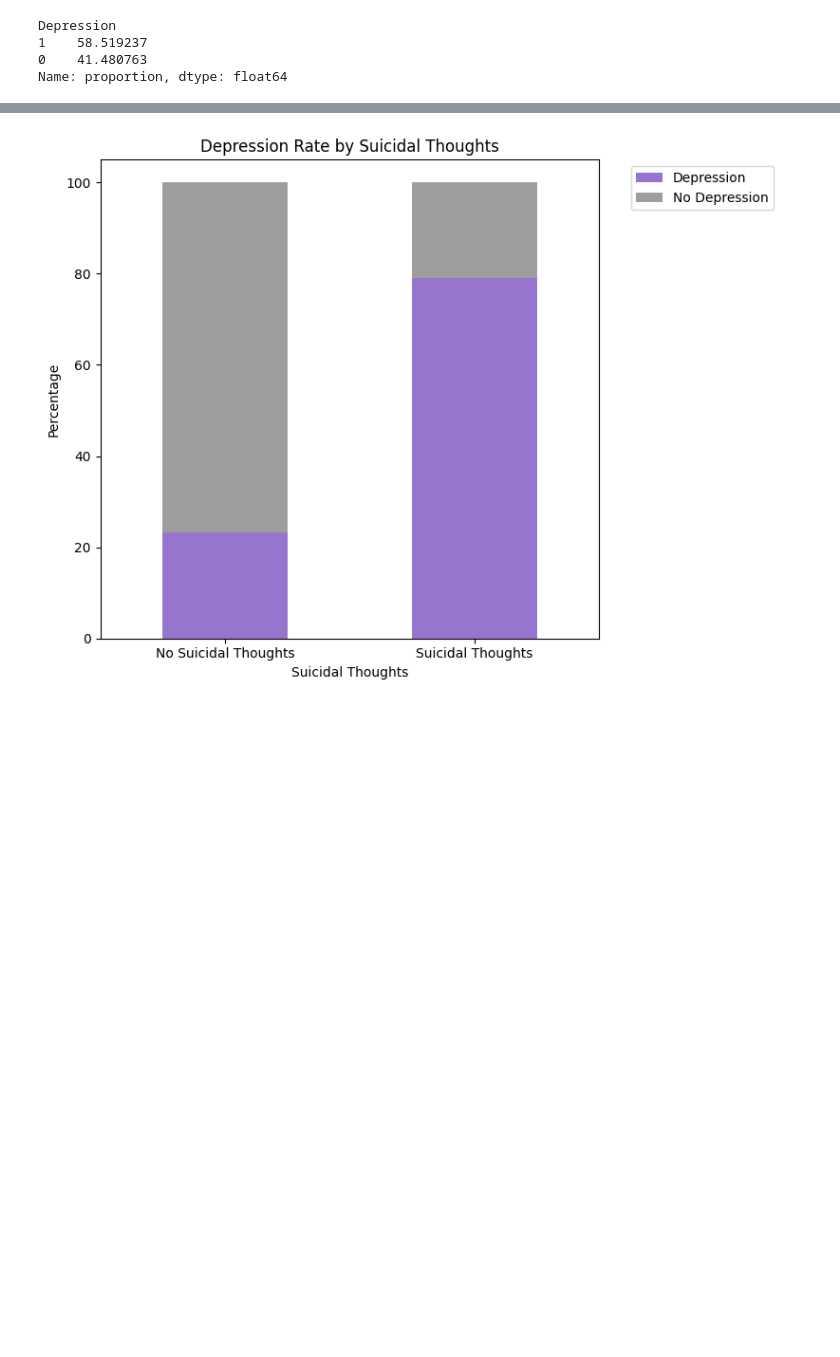
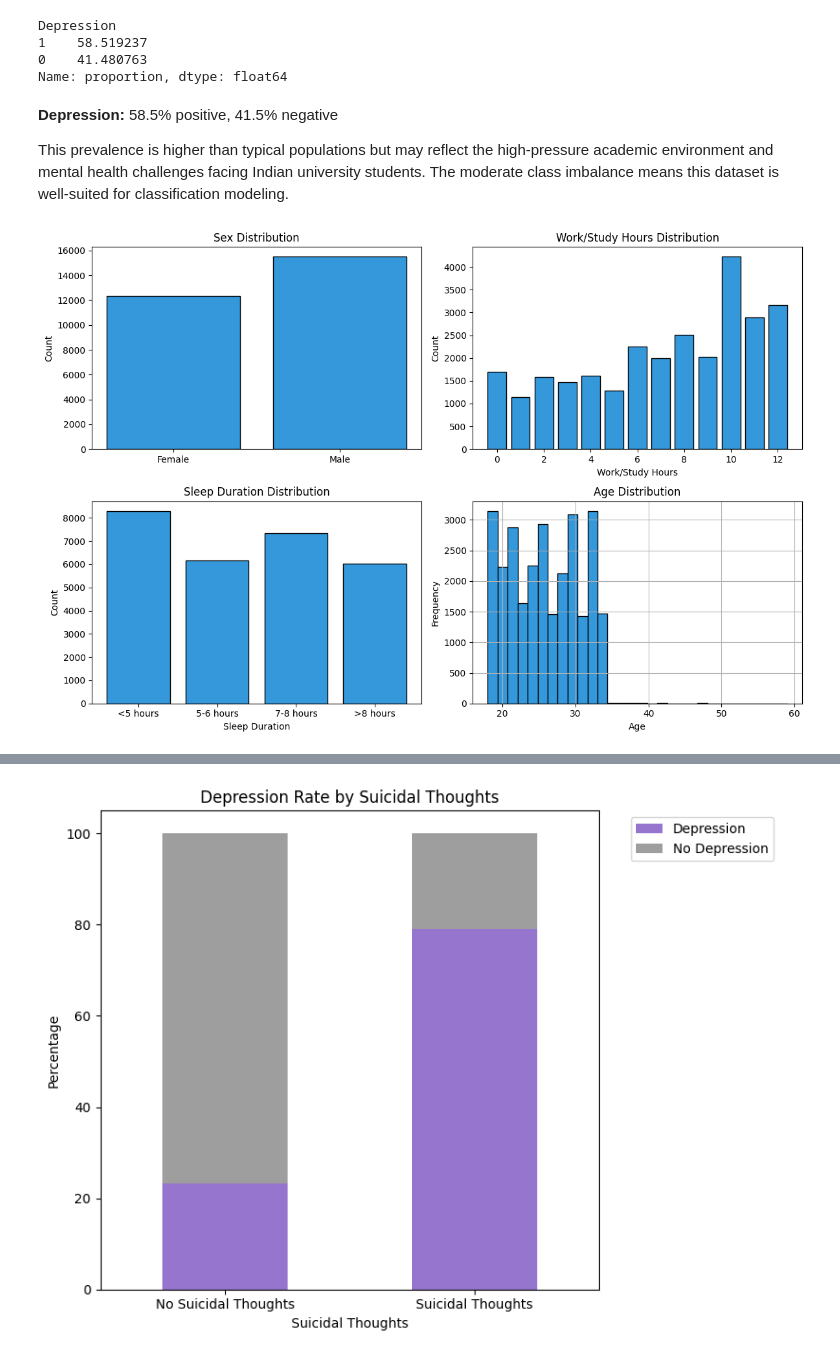
Before and after one commit to empra19/Mental-Health-Supervised-Learning-Project, a Jupyter notebook: (2) exploratory_data_analysis.ipynb, the cells around one changed output, grey strips where cells are left out. Saved outputs shown, nothing was run; the diff lists cells and outputs as text; code cells hidden in the pictures; blank space fills up the shorter version.

```diff
--- a/(2) exploratory_data_analysis.ipynb
+++ b/(2) exploratory_data_analysis.ipynb
@@ -15,3 +15,44 @@ Depression
 1    58.519237
 0    41.480763
 Name: proportion, dtype: float64
+# %% [markdown]
+**Depression:** 58.5% positive, 41.5% negative
+
+This prevalence is higher than typical populations but may reflect the high-pressure academic environment and mental health challenges facing Indian university students.
+The moderate class imbalance means this dataset is well-suited for classification modeling.
+# %%
+fig, axes = plt.subplots(2, 2, figsize=(12, 8))
+
+# Sex
+sex_counts = df['Sex'].value_counts().sort_index()
+axes[0, 0].bar(['Female', 'Male'], sex_counts.values, color='#3498db', edgecolor='black')
+axes[0, 0].set_ylabel('Count')
+axes[0, 0].set_title('Sex Distribution')
+
+# Work/Study Hours
+work_counts = df['Work/Study Hours'].value_counts().sort_index()
+axes[0, 1].bar(work_counts.index, work_counts.values, color='#3498db', edgecolor='black')
+axes[0, 1].set_xlabel('Work/Study Hours')
+axes[0, 1].set_ylabel('Count')
+axes[0, 1].set_title('Work/Study Hours Distribution')
+
+# Sleep Duration
+sleep_counts = df['Sleep Duration'].value_counts().sort_index()
+sleep_labels = ['<5 hours', '5-6 hours', '7-8 hours', '>8 hours']
+axes[1, 0].bar(range(len(sleep_counts)), sleep_counts.values, color='#3498db', edgecolor='black')
+axes[1, 0].set_xticks(range(len(sleep_counts)))
+axes[1, 0].set_xticklabels(sleep_labels, rotation=0)
+axes[1, 0].set_xlabel('Sleep Duration')
+axes[1, 0].set_ylabel('Count')
+axes[1, 0].set_title('Sleep Duration Distribution')
+
+# Age
+df['Age'].hist(bins=30, ax=axes[1, 1], color='#3498db', edgecolor='black')
+axes[1, 1].set_xlabel('Age')
+axes[1, 1].set_ylabel('Frequency')
+axes[1, 1].set_title('Age Distribution')
+
+plt.tight_layout()
+plt.show()
+# %% [output]
+[figure, added]
```
Also changed, not shown: parts of 5 cells of this notebook, 1 other file.
